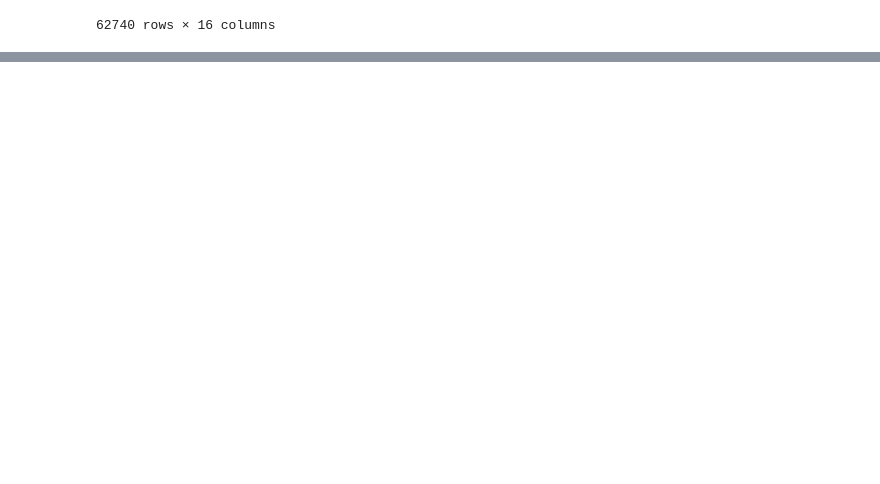
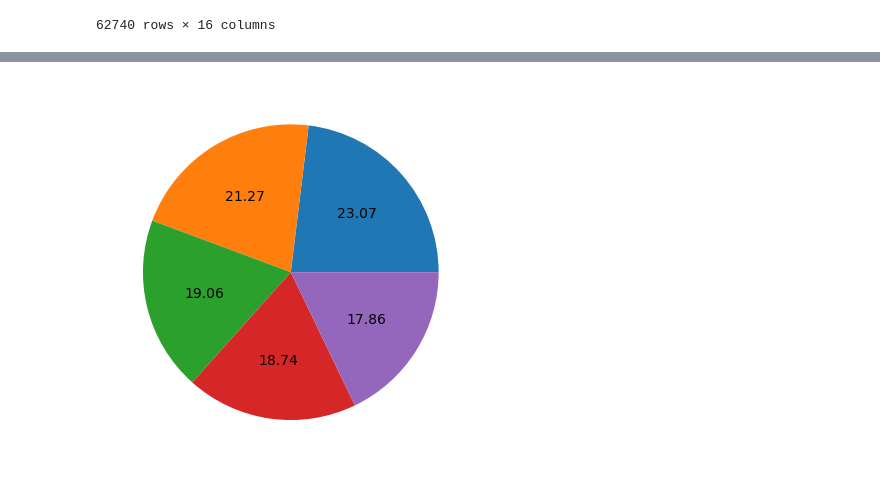
Before and after one commit to isk03300/my_projcet, a Jupyter notebook: dev_data.ipynb, the cells around one changed output, grey strips where cells are left out. Saved outputs shown, nothing was run; the diff lists cells and outputs as text; code cells hidden in the pictures; blank space fills up the shorter version.

```diff
--- a/dev_data.ipynb
+++ b/dev_data.ipynb
@@ -141,0 +82,5 @@ Name: 건물용도, Length: 62740, dtype: object
+# %%
+plt.pie(data = df['자치구명'] ,x= df['자치구명'].value_counts().head() , autopct='%.2f')
+plt.show()
+# %% [output]
+[figure, added]
```
Also changed, not shown: parts of 12 cells of this notebook, 2 other files.
